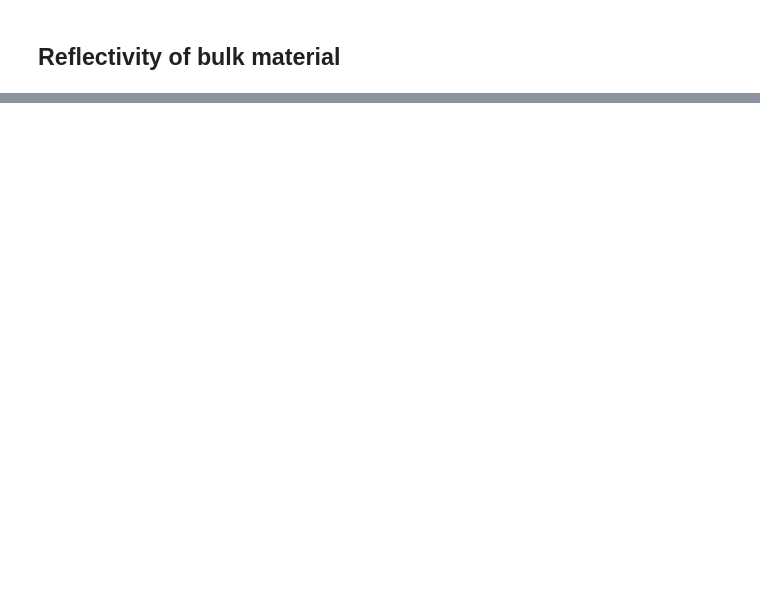
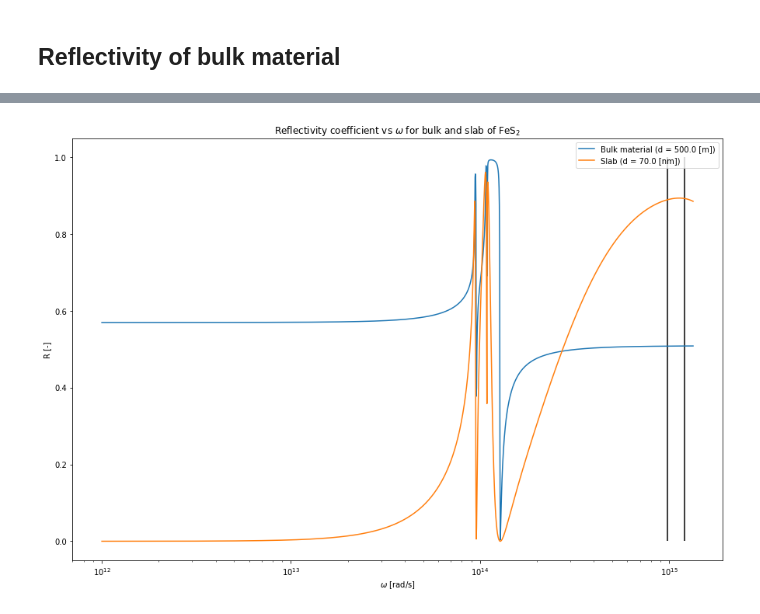
Before and after one commit to idommisse/lmapr2001, a Jupyter notebook: BLOCK2_2.ipynb, the cells around one changed output, grey strips where cells are left out. Saved outputs shown, nothing was run; the diff lists cells and outputs as text; code cells hidden in the pictures; blank space fills up the shorter version.

```diff
--- a/BLOCK2_2.ipynb
+++ b/BLOCK2_2.ipynb
@@ -253,0 +288,28 @@ We can see sharp peaks around $10^{14}$ [rad/s] (more precisely, the highest pea
+# %%
+omega = np.logspace(12,np.log10(omegaG),2000)
+
+#angle d'incidence [°]
+phi0 = 0
+
+#film thickness [µm]
+d1 = 0.05e10
+d2 = 0.07
+
+R1 = computeR(d1,omega,phi0)
+R2 = computeR(d2,omega,phi0)
+
+plt.figure(figsize=(15,10))
+plt.plot(omega,R1,label='Bulk material (d = {} [m])'.format(d1/1e6))
+plt.plot(omega,R2,label='Slab (d = {} [nm])'.format(d2*1000))
+plt.title(r'Reflectivity coefficient vs $\omega$ for bulk and slab of FeS$_2$')
+plt.xlabel(r'$\omega$ [rad/s]')
+plt.ylabel('R [-]')
+plt.legend()
+plt.xscale('log')
+#the range of LASER frequencies
+plt.vlines(9.832e14,0,1)
+# = 90% of the bandgap
+plt.vlines(omegaG*0.9,0,1)
+plt.show()
+# %% [output]
+[figure, added]
```
Also changed, not shown: parts of 28 cells of this notebook.
